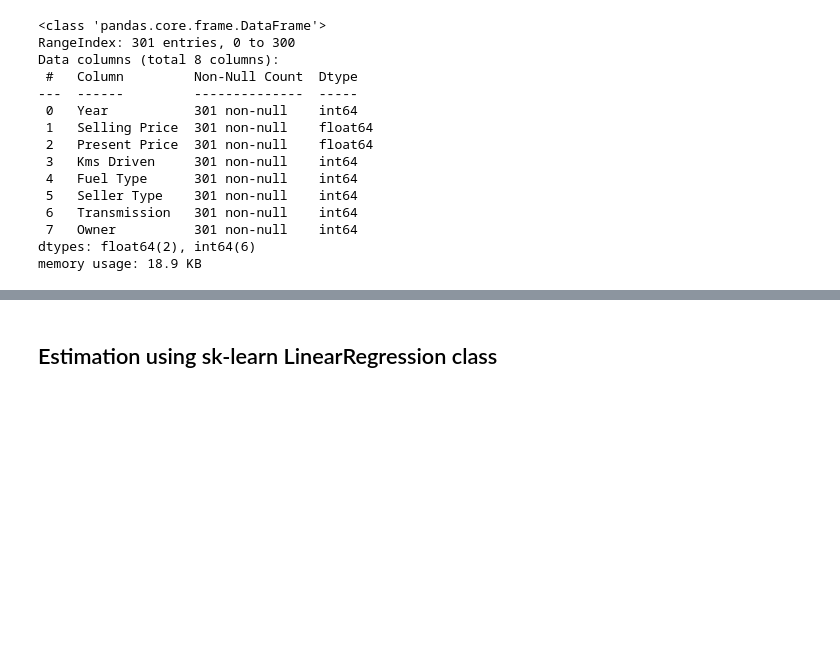
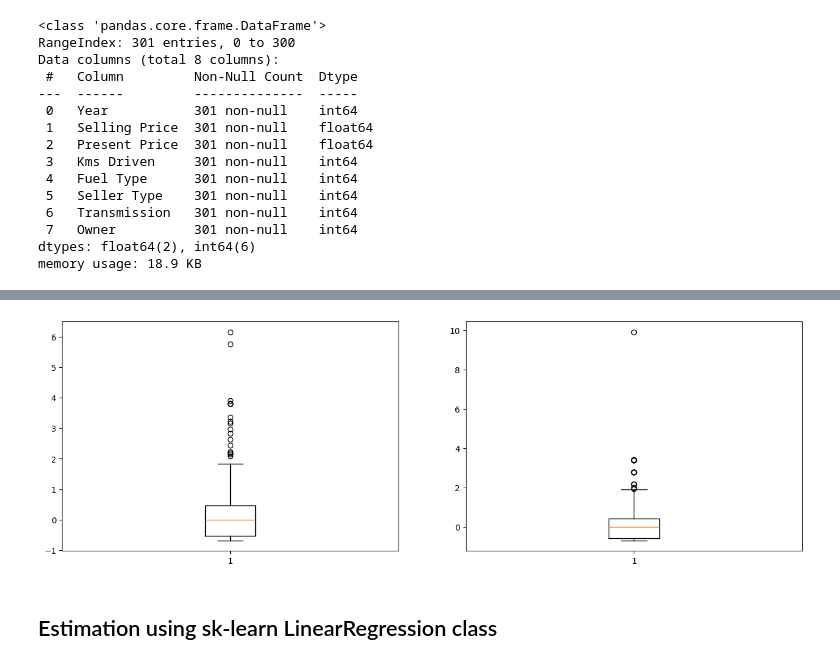
Before and after one commit to BasilKarol/ml-implementation, a Jupyter notebook: Regression_model.ipynb, the cells around one changed output, grey strips where cells are left out. Drawn from its saved outputs; the diff is of its cells as text; code cells hidden in the pictures; blank space fills up the shorter version.

```diff
--- a/Regression_model.ipynb
+++ b/Regression_model.ipynb
@@ -22,6 +23,6 @@ data.head(2)
 | 1 | sx4 | 2013 | 4.75 | 9.54 | 43000 | Diesel | Dealer | Manual | ... |
 # %%
 # Encoding Categorical Data
-data.replace({'Fuel Type':{'Petrol':0,'Diesel':1,'CNG':2}},inplace=True)
-data.replace({'Seller Type':{'Dealer':0,'Individual':1}},inplace=True)
-data.replace({'Transmission':{'Manual':0,'Automatic':1}},inplace=True)
+data = data.replace({'Fuel Type':{'Petrol':0,'Diesel':1,'CNG':2}})
+data = data.replace({'Seller Type':{'Dealer':0,'Individual':1}})
+data = data.replace({'Transmission':{'Manual':0,'Automatic':1}})
@@ -76,3 +76,11 @@ plt.scatter(data['Selling Price'], data['Present Price'], s=1)
+# %%
+fig, (ax_selling, ax_present) = plt.subplots(1, 2, figsize=(16, 5))
+ax_selling.boxplot(data['Selling Price'])
+ax_present.boxplot(data['Present Price'])
+plt.show()
+# plt.scatter(data['Selling Price'], data['Present Price'], s=1)
+# %% [output]
+[figure, added]
 # %% [markdown]
 ## Estimation using sk-learn LinearRegression class
 # %%
```
Also changed, not shown: parts of 25 cells of this notebook.
